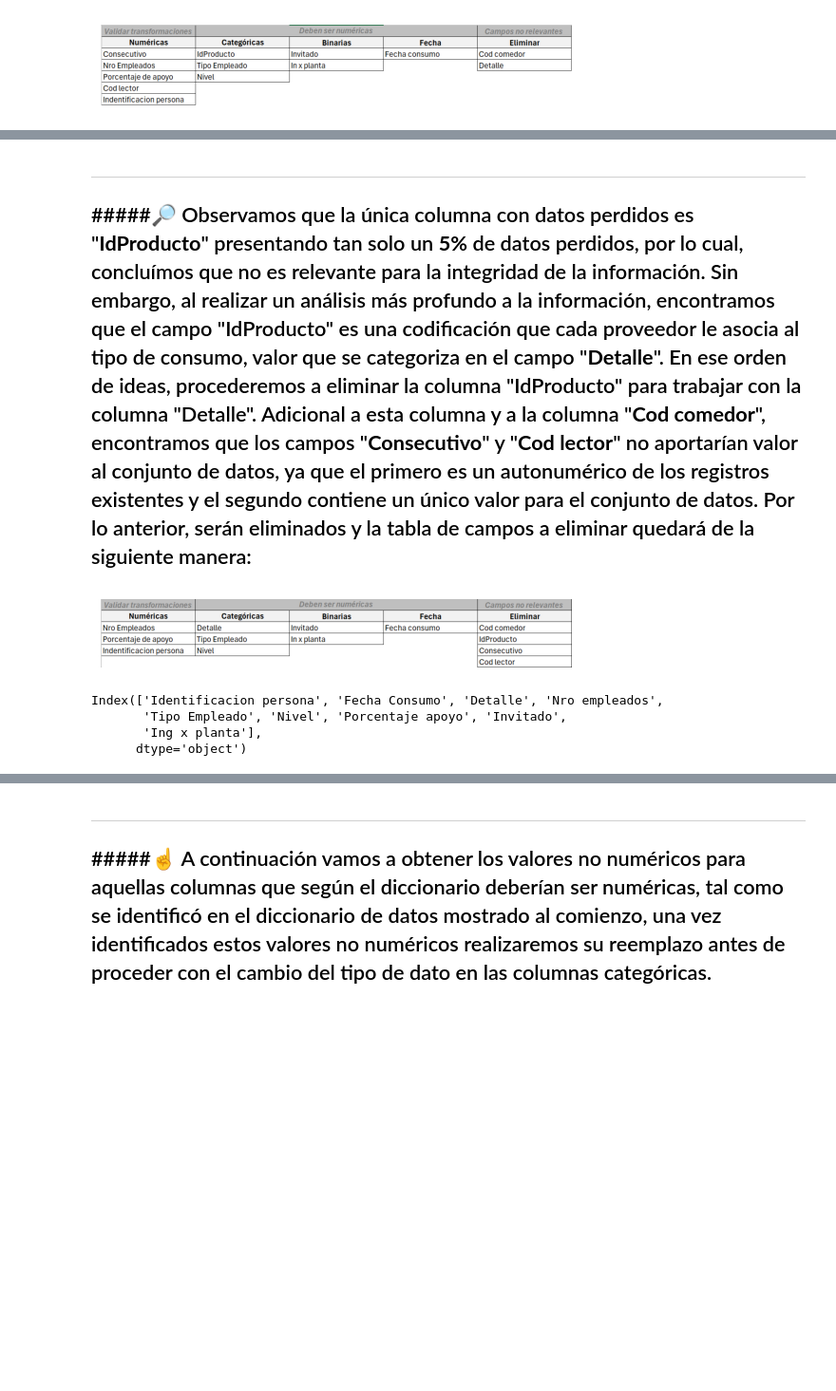
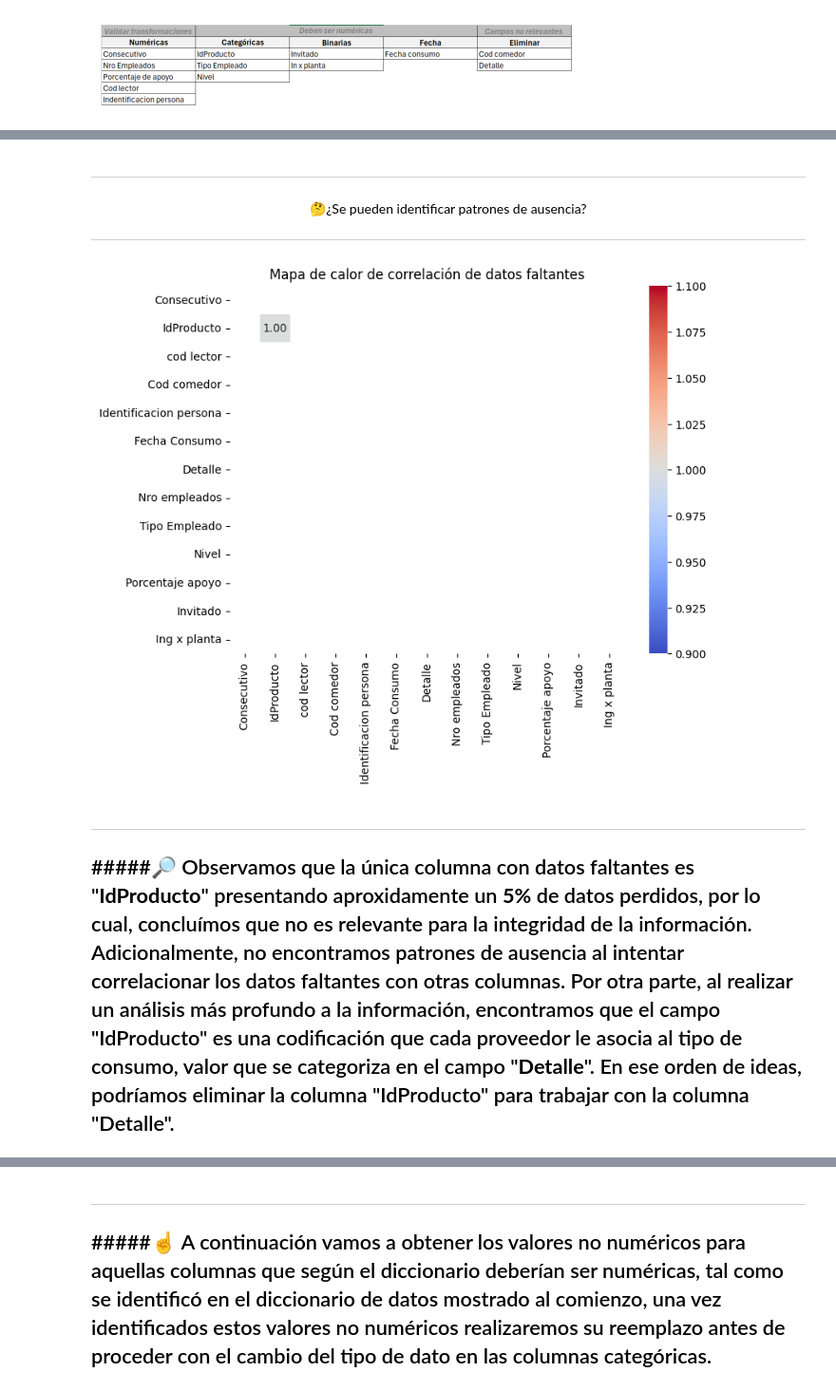
Before and after one commit to A01793509/Equipo_44, a Jupyter notebook: Avance1_44.ipynb, the cells around one changed output, grey strips where cells are left out. Shown at 95% size. Drawn from its saved outputs; the diff is of its cells as text; code cells hidden in the pictures; blank space fills up the shorter version.

```diff
--- a/Avance1_44.ipynb
+++ b/Avance1_44.ipynb
@@ -96,11 +107,22 @@ dtype: float64
+# %% [markdown]
+---
+<center> 🤔¿Se pueden identificar patrones de ausencia?</center>
+
+---
+# %%
+#A continuación, validamos si existe algún patrón de ausencia en los datos
+
+#Generamos la matriz de correlación de datos faltantes en el conjunto
+Correlacion_Faltantes = dfCasinoConsumo.isnull().corr()
+
+# Crear el mapa de calor
+plt.figure(figsize=(8, 6))
+sns.heatmap(Correlacion_Faltantes, cmap='coolwarm', annot=True, fmt=".2f")
+plt.title('Mapa de calor de correlación de datos faltantes')
+plt.show()
+# %% [output]
+[figure, added]
 # %% [markdown]
 ---
-#####🔎 Observamos que la única columna con datos perdidos es "**IdProducto**" presentando tan solo un **5%** de datos perdidos, por lo cual, concluímos que no es relevante para la integridad de la información. Sin embargo, al realizar un análisis más profundo a la información, encontramos que el campo "IdProducto" es una codificación que cada proveedor le asocia al tipo de consumo, valor que se categoriza en el campo "**Detalle**". En ese orden de ideas, procederemos a eliminar la columna "IdProducto" para trabajar con la columna "Detalle". Adicional a esta columna y a la columna "**Cod comedor**", encontramos que los campos "**Consecutivo**" y "**Cod lector**" no aportarían valor al conjunto de datos, ya que el primero es un autonumérico de los registros existentes y el segundo contiene un único valor para el conjunto de datos. Por lo anterior, serán eliminados y la tabla de campos a eliminar quedará de la siguiente manera:
+#####🔎 Observamos que la única columna con datos faltantes es "**IdProducto**" presentando aproxidamente un **5%** de datos perdidos, por lo cual, concluímos que no es relevante para la integridad de la información. Adicionalmente, no encontramos patrones de ausencia al intentar correlacionar los datos faltantes con otras columnas. Por otra parte, al realizar un análisis más profundo a la información, encontramos que el campo "IdProducto" es una codificación que cada proveedor le asocia al tipo de consumo, valor que se categoriza en el campo "**Detalle**". En ese orden de ideas, podríamos eliminar la columna "IdProducto" para trabajar con la columna "Detalle".
 ---
-# %%
-img = mpimg.imread('AjusteDatosFinal.png')
-plt.imshow(img)
-plt.axis('off')
-plt.show()
-# %% [output]
-[figure, removed]
@@ -110,8 +128,0 @@ dfCasinoConsumo.drop(columns=['Cod comedor', 'IdProducto','Consecutivo', 'cod le
-# %%
-#Validamos las columnas con las que contamos en nuestro dataframe
-print(dfCasinoConsumo.columns)
-# %% [output]
-Index(['Identificacion persona', 'Fecha Consumo', 'Detalle', 'Nro empleados',
-       'Tipo Empleado', 'Nivel', 'Porcentaje apoyo', 'Invitado',
-       'Ing x planta'],
-      dtype='object')
```
Also changed, not shown: parts of 14 cells of this notebook.
